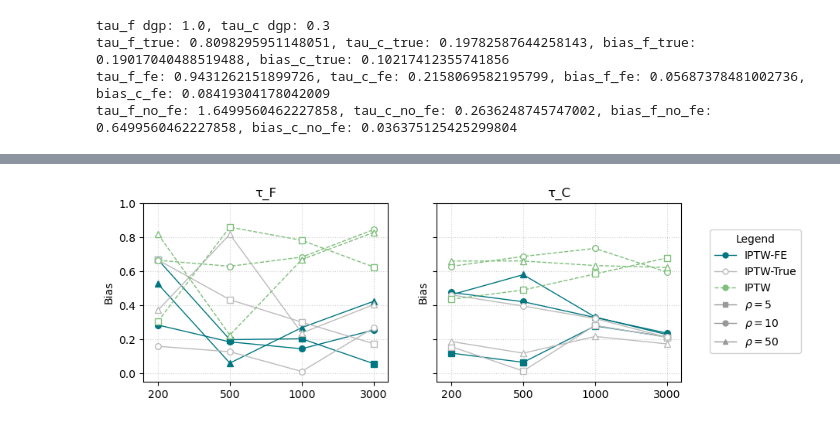
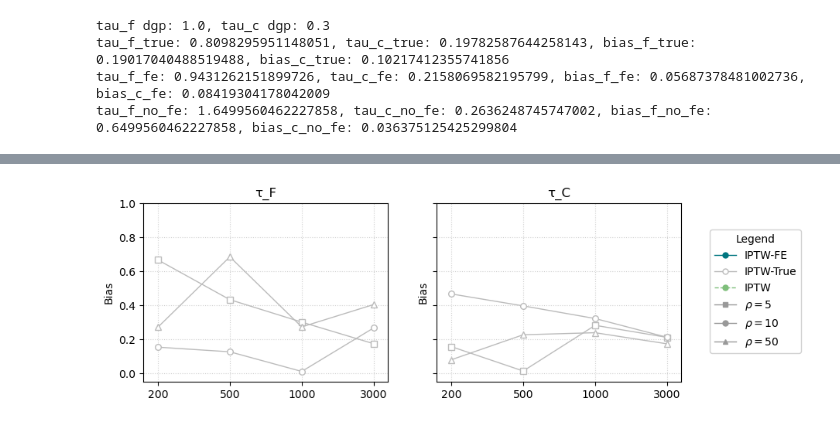
Before and after one commit to Ali-Setareh/SeqGPLVM_FEMSM, a Jupyter notebook: notebooks/model_inspection.ipynb, the cells around one changed output, grey strips where cells are left out. Saved outputs shown, nothing was run; the diff lists cells and outputs as text; code cells hidden in the pictures.

```diff
--- a/notebooks/model_inspection.ipynb
+++ b/notebooks/model_inspection.ipynb
@@ -841,7 +841,7 @@ long_df = pd.DataFrame(rows).sort_values(["param", "method", "rho", "N"])
 # ----------------------------
 # 2) Plot
 # ----------------------------
-methods      = ["IPTW-FE", "IPTW-True", "IPTW"]
+methods      = ["IPTW-True"]#["IPTW-FE", "IPTW-True", "IPTW"]
 method_ls    = {"IPTW-FE": "-", "IPTW-True": "-", "IPTW": "--"}
 method_color = {"IPTW-FE": "#007680", "IPTW-True": "#BBBBBB", "IPTW": "#7FBF7B"}  # teal, light gray, green
 rho_markers  = {5: "s", 10: "o", 50: "^"}  # square, circle, triangle
@@ -879,31 +879,31 @@ for ax, param in zip(axes, params):
 
 # ----------------------------
 # 3) One combined legend outside
 # ----------------------------
 method_handles = [
     Line2D([0],[0], color=method_color["IPTW-FE"],   linestyle="-",  marker="o", lw=1, markersize=5, label="IPTW-FE"),
     Line2D([0],[0], color=method_color["IPTW-True"], linestyle="-",  marker="o", lw=1, markersize=5,
            markerfacecolor="white", label="IPTW-True"),
     Line2D([0],[0], color=method_color["IPTW"],      linestyle="--", marker="o", lw=1, markersize=5, label="IPTW"),
 ]
 shape_handles = [
     Line2D([0],[0], color="0.6", linestyle="-", marker="s", lw=1, markersize=5, label=r"$\rho=5$"),
     Line2D([0],[0], color="0.6", linestyle="-", marker="o", lw=1, markersize=5, label=r"$\rho=10$"),
     Line2D([0],[0], color="0.6", linestyle="-", marker="^", lw=1, markersize=5, label=r"$\rho=50$"),
 ]
 all_handles = method_handles + shape_handles
 all_labels  = [h.get_label() for h in all_handles]
 
 fig.legend(
     all_handles, all_labels,
     loc="center left", bbox_to_anchor=(0.85, 0.5),
     frameon=True, fancybox=True, framealpha=0.9,
     title="Legend", ncol=1
 )
 
 # make room for legend on the right
 fig.subplots_adjust(right=0.82)
 
 plt.show()
 # %% [output]
-[figure, old version]
+[figure, new version]
```
Also changed, not shown: parts of 1 cell of this notebook, 2 other files.
